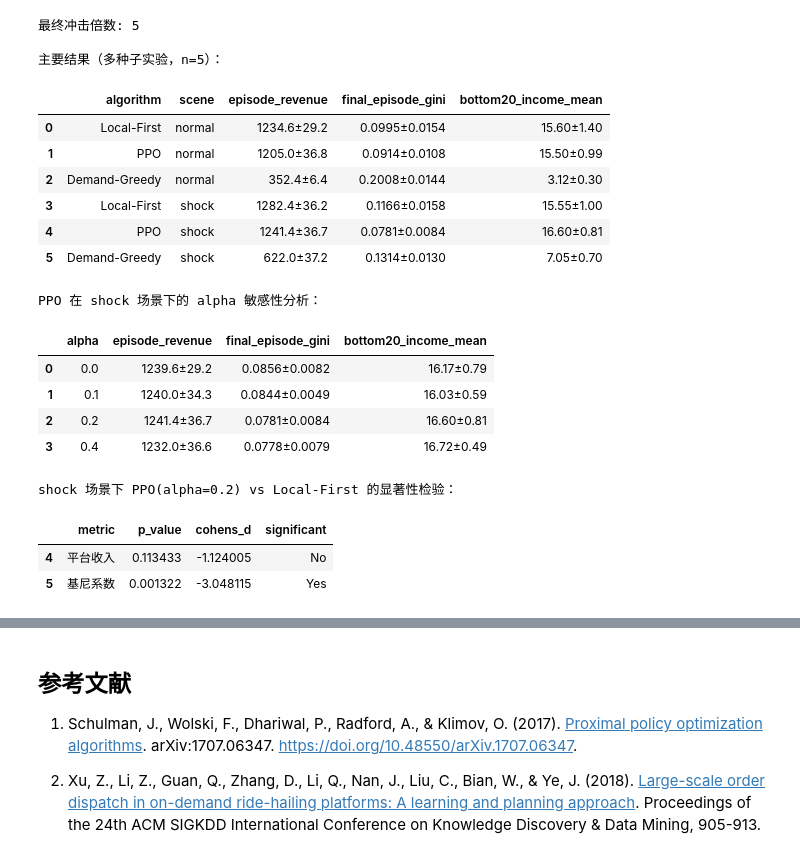
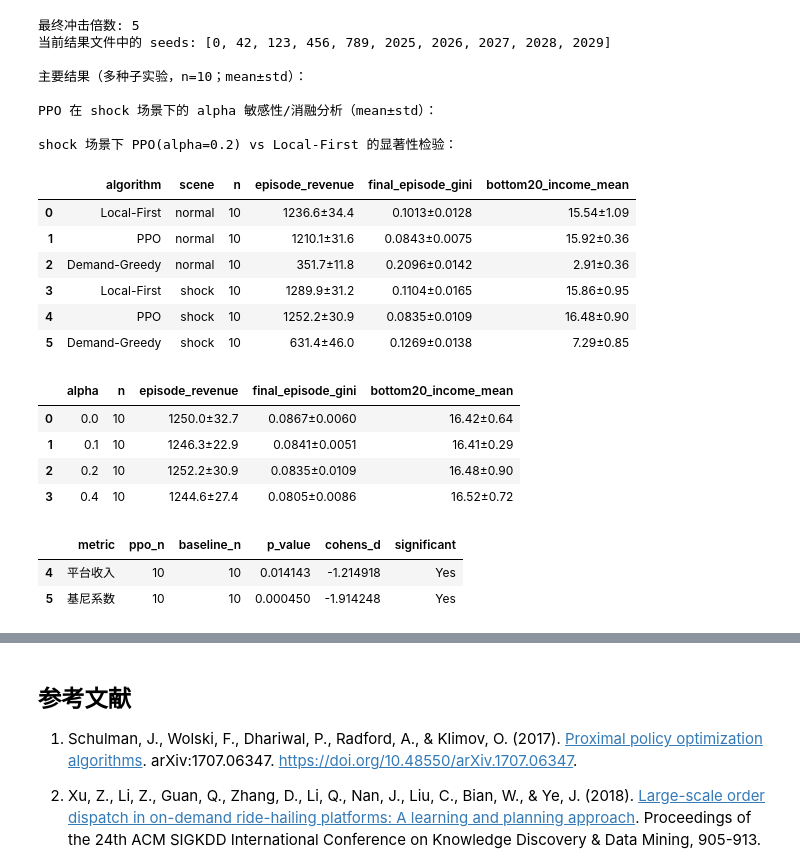
Before and after one commit to zdon7237-ctrl/455-fair_order_dispatch, a Jupyter notebook: submission_ready/final_submission_cn.ipynb, the cells around one changed output, grey strips where cells are left out. Cells and saved outputs as stored; diff of their text form; code cells hidden in the pictures.

```diff
--- a/submission_ready/final_submission_cn.ipynb
+++ b/submission_ready/final_submission_cn.ipynb
@@ -405,6 +395,8 @@ def train_and_evaluate_ppo(*, alpha: float, scene: str, total_timesteps: int = 2
 # 读取逐次实验结果，并汇总均值与标准差
 import json
 runs_df = pd.read_csv('results/multi_seed_results.csv')
+seed_values = sorted(runs_df['seed'].dropna().astype(int).unique().tolist())
+seed_count = len(seed_values)
 summary_df = (
     runs_df.groupby(['algorithm', 'scene', 'alpha'], dropna=False)
     .agg(
@@ -414,6 +406,7 @@ summary_df = (
         gini_std=('final_episode_gini', 'std'),
         bottom20_mean=('final_episode_bottom20_income_mean', 'mean'),
         bottom20_std=('final_episode_bottom20_income_mean', 'std'),
+        n_samples=('seed', 'nunique'),
     )
     .reset_index()
 )
@@ -433,6 +426,7 @@ for algo in ['Local-First', 'Demand-Greedy']:
             'algorithm': algo,
             'scene': scene,
             'alpha': np.nan,
+            'n': int(row['n_samples']),
             'episode_revenue': format_mean_std(row, 'revenue_mean', 'revenue_std', 1),
             'final_episode_gini': format_mean_std(row, 'gini_mean', 'gini_std', 4),
             'bottom20_income_mean': format_mean_std(row, 'bottom20_mean', 'bottom20_std', 2),
@@ -451,6 +445,7 @@ for alpha in [0.0, 0.1, 0.2, 0.4]:
             'algorithm': 'PPO',
             'scene': scene,
             'alpha': alpha,
+            'n': int(row['n_samples']),
             'episode_revenue': format_mean_std(row, 'revenue_mean', 'revenue_std', 1),
             'final_episode_gini': format_mean_std(row, 'gini_mean', 'gini_std', 4),
             'bottom20_income_mean': format_mean_std(row, 'bottom20_mean', 'bottom20_std', 2),
@@ -476,53 +471,57 @@ with open('results/shock_calibration.json', 'r', encoding='utf-8') as handle:
 
 # 构建用于显示的 DataFrame
 baseline_df = pd.DataFrame(baseline_records)
 ppo_df = pd.DataFrame(ppo_records)
 main_results = pd.concat([baseline_df, ppo_df[ppo_df['alpha'] == 0.2]], ignore_index=True)
 main_results['sort_key'] = main_results.apply(
     lambda row: {
         ('normal', 'Local-First'): 0,
         ('normal', 'PPO'): 1,
         ('normal', 'Demand-Greedy'): 2,
         ('shock', 'Local-First'): 3,
         ('shock', 'PPO'): 4,
         ('shock', 'Demand-Greedy'): 5,
     }[(row['scene'], row['algorithm'])],
     axis=1,
 )
 main_results = main_results.sort_values('sort_key').drop(columns='sort_key').reset_index(drop=True)
 alpha_tradeoff_df = ppo_df[ppo_df['scene'] == 'shock'].sort_values('alpha').reset_index(drop=True)
 shock_main_comparison = significance_df[
     (significance_df['scene'] == 'shock') & (significance_df['comparison'] == 'PPO(α=0.2) vs Local-First')
 ].copy()
 
 print('最终冲击倍数:', shock_calibration['frozen_multiplier'])
+print('当前结果文件中的 seeds:', seed_values)
 print()
-print('主要结果（多种子实验，n=5）：')
-display(main_results[['algorithm', 'scene', 'episode_revenue', 'final_episode_gini', 'bottom20_income_mean']])
+print(f'主要结果（多种子实验，n={seed_count}；mean±std）：')
+display(main_results[['algorithm', 'scene', 'n', 'episode_revenue', 'final_episode_gini', 'bottom20_income_mean']])
 print()
-print('PPO 在 shock 场景下的 alpha 敏感性分析：')
-display(alpha_tradeoff_df[['alpha', 'episode_revenue', 'final_episode_gini', 'bottom20_income_mean']])
+print('PPO 在 shock 场景下的 alpha 敏感性/消融分析（mean±std）：')
+display(alpha_tradeoff_df[['alpha', 'n', 'episode_revenue', 'final_episode_gini', 'bottom20_income_mean']])
 print()
 print('shock 场景下 PPO(alpha=0.2) vs Local-First 的显著性检验：')
-display(shock_main_comparison[['metric', 'p_value', 'cohens_d', 'significant']])
+display(shock_main_comparison[['metric', 'ppo_n', 'baseline_n', 'p_value', 'cohens_d', 'significant']])
 # %% [output]
 最终冲击倍数: 5
+当前结果文件中的 seeds: [0, 42, 123, 456, 789, 2025, 2026, 2027, 2028, 2029]
 
-主要结果（多种子实验，n=5）：
+主要结果（多种子实验，n=10；mean±std）：
+
+PPO 在 shock 场景下的 alpha 敏感性/消融分析（mean±std）：
+
+shock 场景下 PPO(alpha=0.2) vs Local-First 的显著性检验：
-|  | algorithm | scene | episode_revenue | final_episode_gini | bottom20_income_mean |
-| 0 | Local-First | normal | 1234.6±29.2 | 0.0995±0.0154 | 15.60±1.40 |
-| 1 | PPO | normal | 1205.0±36.8 | 0.0914±0.0108 | 15.50±0.99 |
-| 2 | Demand-Greedy | normal | 352.4±6.4 | 0.2008±0.0144 | 3.12±0.30 |
-| 3 | Local-First | shock | 1282.4±36.2 | 0.1166±0.0158 | 15.55±1.00 |
-| 4 | PPO | shock | 1241.4±36.7 | 0.0781±0.0084 | 16.60±0.81 |
-| 5 | Demand-Greedy | shock | 622.0±37.2 | 0.1314±0.0130 | 7.05±0.70 |
+|  | algorithm | scene | n | episode_revenue | final_episode_gini | bottom20_income_mean |
+| 0 | Local-First | normal | 10 | 1236.6±34.4 | 0.1013±0.0128 | 15.54±1.09 |
+| 1 | PPO | normal | 10 | 1210.1±31.6 | 0.0843±0.0075 | 15.92±0.36 |
+| 2 | Demand-Greedy | normal | 10 | 351.7±11.8 | 0.2096±0.0142 | 2.91±0.36 |
+| 3 | Local-First | shock | 10 | 1289.9±31.2 | 0.1104±0.0165 | 15.86±0.95 |
+| 4 | PPO | shock | 10 | 1252.2±30.9 | 0.0835±0.0109 | 16.48±0.90 |
+| 5 | Demand-Greedy | shock | 10 | 631.4±46.0 | 0.1269±0.0138 | 7.29±0.85 |
-PPO 在 shock 场景下的 alpha 敏感性分析：
-|  | alpha | episode_revenue | final_episode_gini | bottom20_income_mean |
-| 0 | 0.0 | 1239.6±29.2 | 0.0856±0.0082 | 16.17±0.79 |
-| 1 | 0.1 | 1240.0±34.3 | 0.0844±0.0049 | 16.03±0.59 |
-| 2 | 0.2 | 1241.4±36.7 | 0.0781±0.0084 | 16.60±0.81 |
-| 3 | 0.4 | 1232.0±36.6 | 0.0778±0.0079 | 16.72±0.49 |
+|  | alpha | n | episode_revenue | final_episode_gini | bottom20_income_mean |
+| 0 | 0.0 | 10 | 1250.0±32.7 | 0.0867±0.0060 | 16.42±0.64 |
+| 1 | 0.1 | 10 | 1246.3±22.9 | 0.0841±0.0051 | 16.41±0.29 |
+| 2 | 0.2 | 10 | 1252.2±30.9 | 0.0835±0.0109 | 16.48±0.90 |
+| 3 | 0.4 | 10 | 1244.6±27.4 | 0.0805±0.0086 | 16.52±0.72 |
-shock 场景下 PPO(alpha=0.2) vs Local-First 的显著性检验：
-|  | metric | p_value | cohens_d | significant |
-| 4 | 平台收入 | 0.113433 | -1.124005 | No |
-| 5 | 基尼系数 | 0.001322 | -3.048115 | Yes |
+|  | metric | ppo_n | baseline_n | p_value | cohens_d | significant |
+| 4 | 平台收入 | 10 | 10 | 0.014143 | -1.214918 | Yes |
+| 5 | 基尼系数 | 10 | 10 | 0.000450 | -1.914248 | Yes |
```
Also changed, not shown: parts of 18 cells of this notebook.
